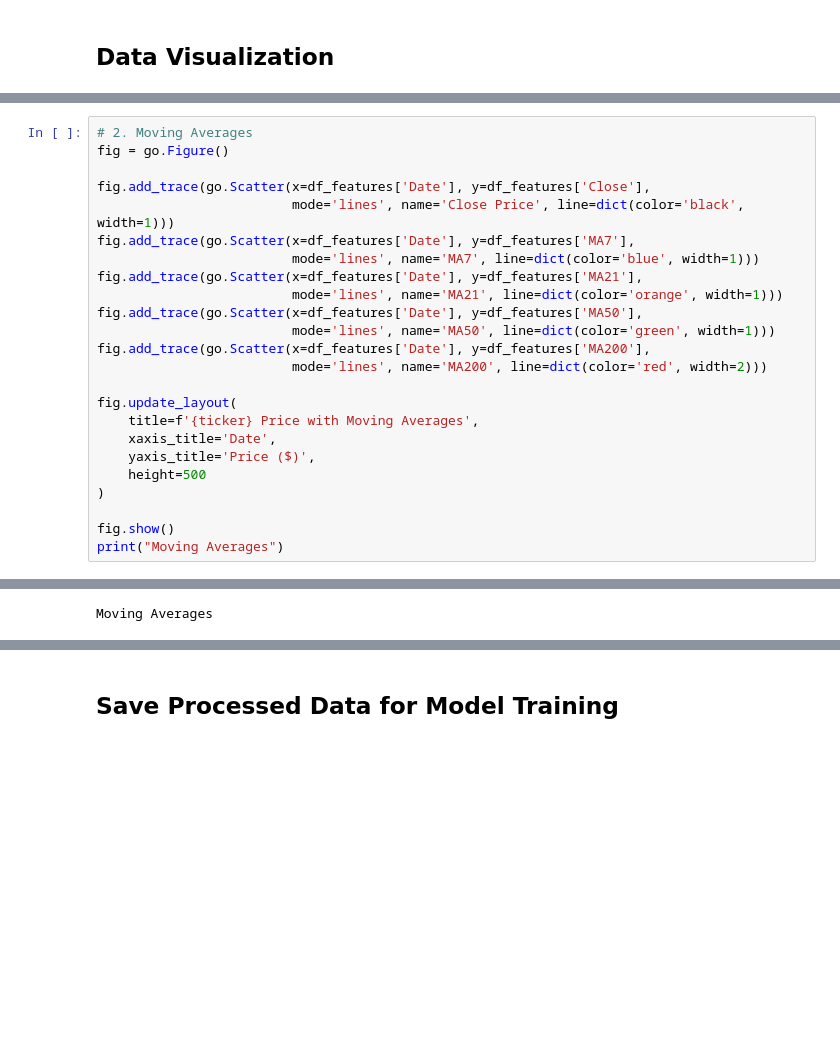
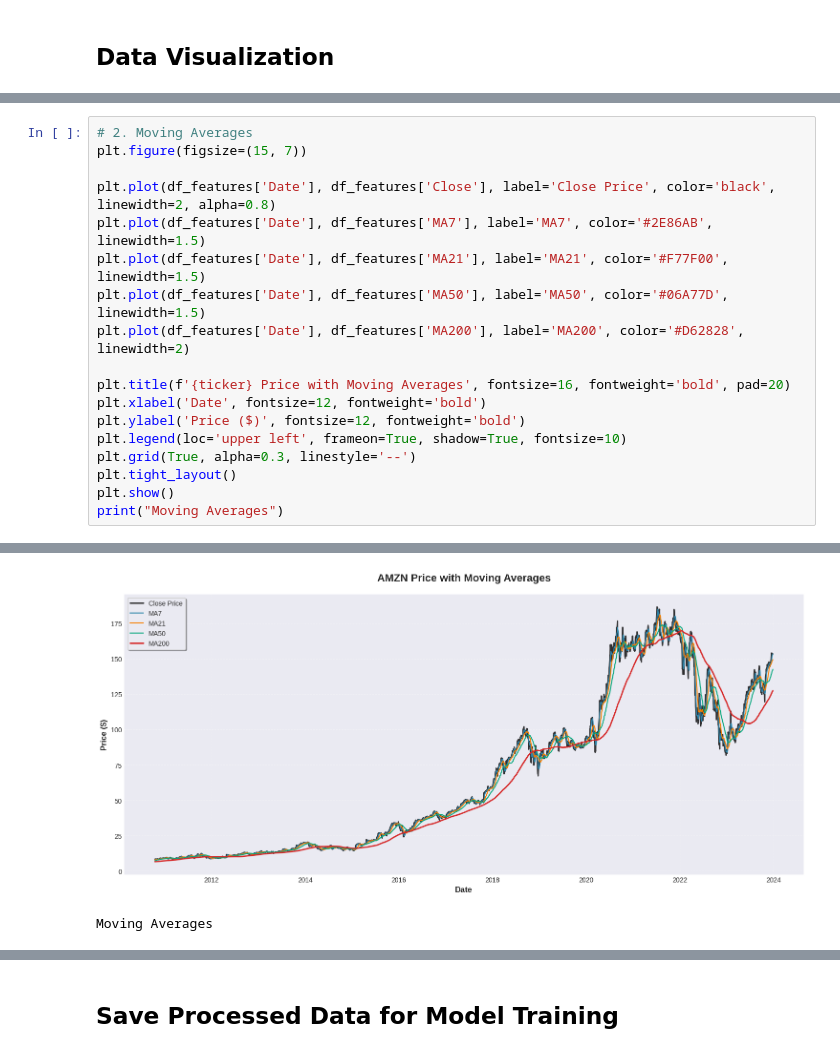
Before and after one commit to Kunj-Vadhiya/Stock-Price-prediction, a Jupyter notebook: main.ipynb, the cells around one changed output, grey strips where cells are left out. Saved outputs shown, nothing was run; the diff lists cells and outputs as text; blank space fills up the shorter version.

```diff
--- a/main.ipynb
+++ b/main.ipynb
@@ -337,26 +320,20 @@ print("Price History with Volume")
 Price History with Volume
 # %%
 # 2. Moving Averages
-fig = go.Figure()
+plt.figure(figsize=(15, 7))
 
-fig.add_trace(go.Scatter(x=df_features['Date'], y=df_features['Close'],
-                         mode='lines', name='Close Price', line=dict(color='black', width=1)))
-fig.add_trace(go.Scatter(x=df_features['Date'], y=df_features['MA7'],
-                         mode='lines', name='MA7', line=dict(color='blue', width=1)))
-fig.add_trace(go.Scatter(x=df_features['Date'], y=df_features['MA21'],
-                         mode='lines', name='MA21', line=dict(color='orange', width=1)))
-fig.add_trace(go.Scatter(x=df_features['Date'], y=df_features['MA50'],
-                         mode='lines', name='MA50', line=dict(color='green', width=1)))
-fig.add_trace(go.Scatter(x=df_features['Date'], y=df_features['MA200'],
-                         mode='lines', name='MA200', line=dict(color='red', width=2)))
+plt.plot(df_features['Date'], df_features['Close'], label='Close Price', color='black', linewidth=2, alpha=0.8)
+plt.plot(df_features['Date'], df_features['MA7'], label='MA7', color='#2E86AB', linewidth=1.5)
+plt.plot(df_features['Date'], df_features['MA21'], label='MA21', color='#F77F00', linewidth=1.5)
+plt.plot(df_features['Date'], df_features['MA50'], label='MA50', color='#06A77D', linewidth=1.5)
+plt.plot(df_features['Date'], df_features['MA200'], label='MA200', color='#D62828', linewidth=2)
 
-fig.update_layout(
-    title=f'{ticker} Price with Moving Averages',
-    xaxis_title='Date',
-    yaxis_title='Price ($)',
-    height=500
-)
-
-fig.show()
+plt.title(f'{ticker} Price with Moving Averages', fontsize=16, fontweight='bold', pad=20)
+plt.xlabel('Date', fontsize=12, fontweight='bold')
+plt.ylabel('Price ($)', fontsize=12, fontweight='bold')
+plt.legend(loc='upper left', frameon=True, shadow=True, fontsize=10)
+plt.grid(True, alpha=0.3, linestyle='--')
+plt.tight_layout()
+plt.show()
 print("Moving Averages")
 # %% [output]
@@ -364,3 +340,4 @@ print("Moving Averages")
+[figure, added]
 Moving Averages
 # %%
 # 3. RSI Indicator
```
Also changed, not shown: parts of 6 cells of this notebook.
